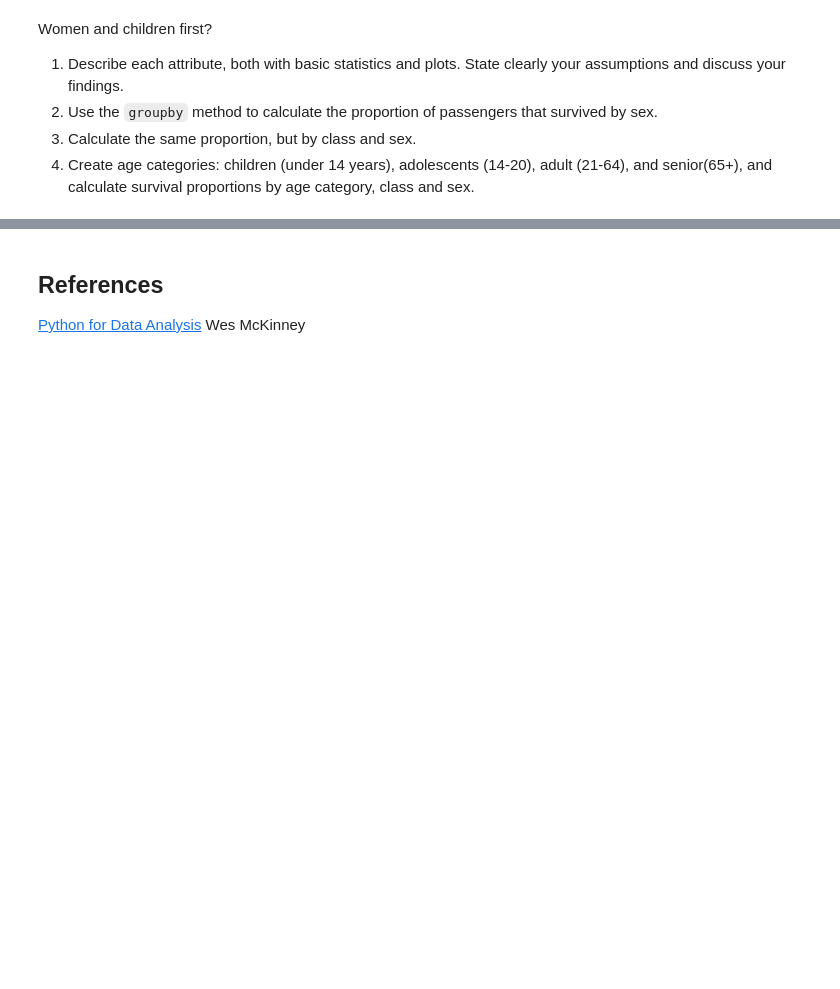
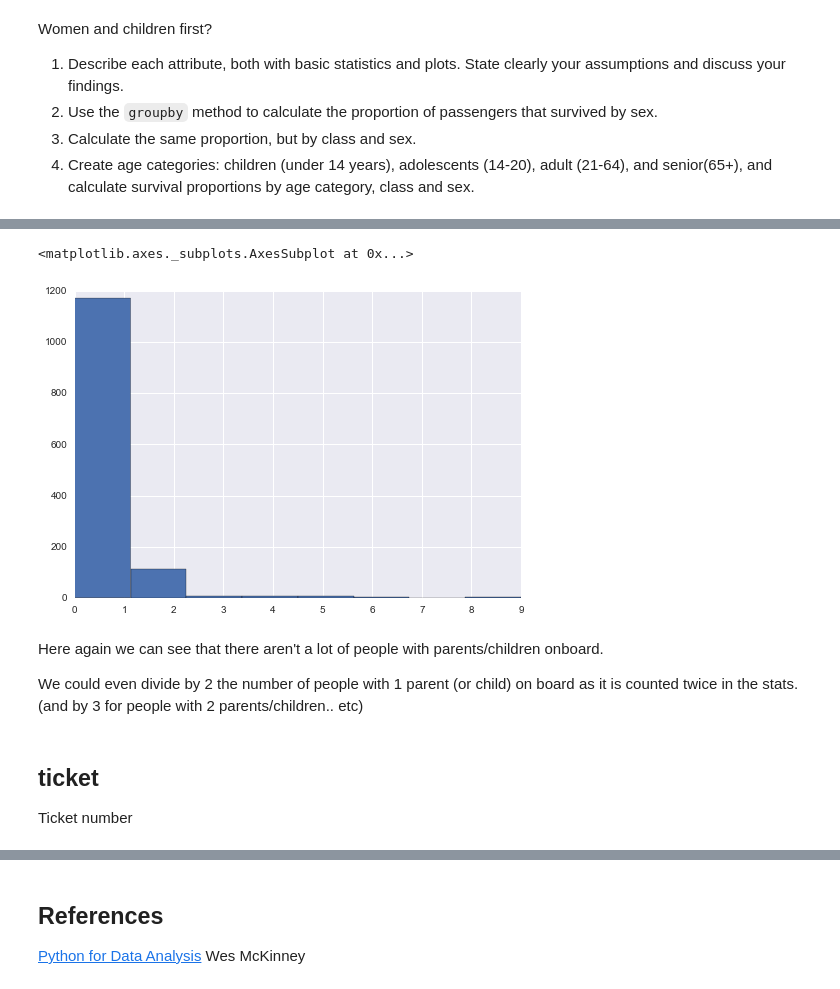
Before and after one commit to agpmilli/adaepfl, a Jupyter notebook: 02 - Intro to Pandas/Data Wrangling with Pandas.ipynb, the cells around one changed output, grey strips where cells are left out. Drawn from its saved outputs; the diff is of its cells as text; code cells hidden in the pictures; blank space fills up the shorter version.

```diff
--- a/02 - Intro to Pandas/Data Wrangling with Pandas.ipynb
+++ b/02 - Intro to Pandas/Data Wrangling with Pandas.ipynb
@@ -1635,0 +1781,13 @@ Women and children first?
+# %%
+titanic_df.parch.hist(bins=8)
+# %% [output]
+<matplotlib.axes._subplots.AxesSubplot at 0x...>
+[figure, added]
+# %% [markdown]
+Here again we can see that there aren't a lot of people with parents/children onboard.
+
+We could even divide by 2 the number of people with 1 parent (or child) on board as it is counted twice in the stats.
+(and by 3 for people with 2 parents/children.. etc)
+# %% [markdown]
+## ticket
+Ticket number
```
Also changed, not shown: parts of 67 cells of this notebook.
